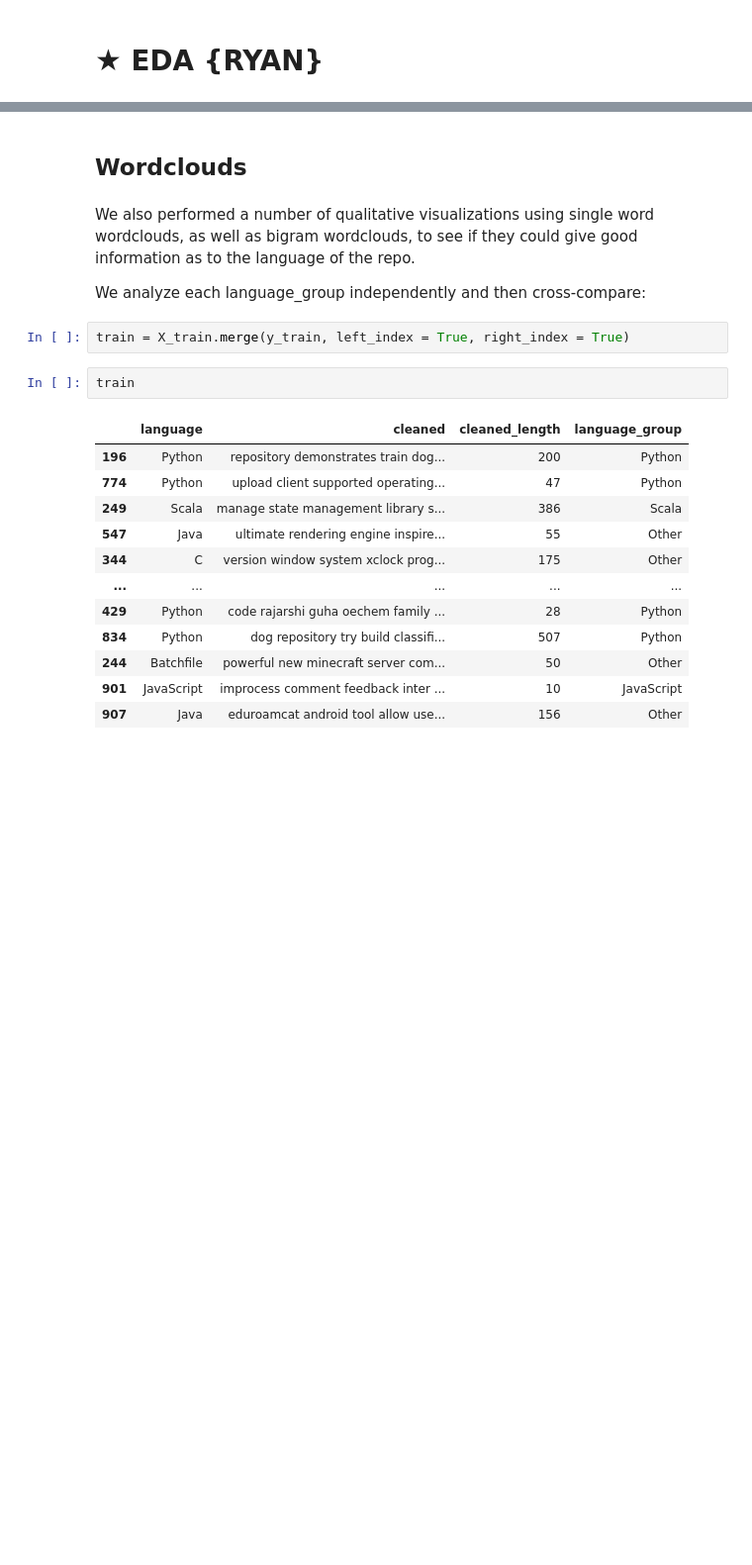
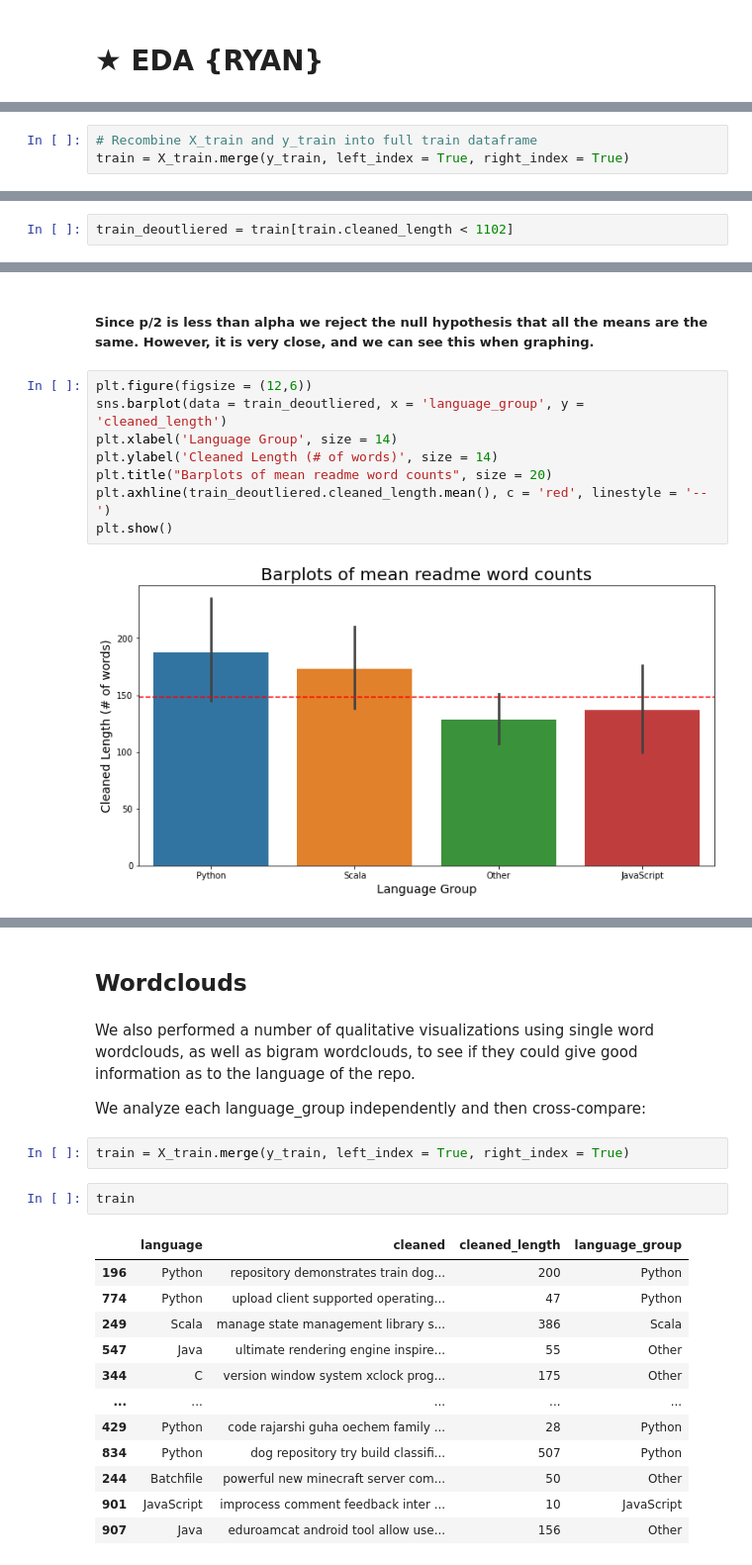
Before and after one commit to laskowski-maggard-miller/nlp_project, a Jupyter notebook: Repo_Analysis_Final.ipynb, the cells around one changed output, grey strips where cells are left out. Shown at 99% size. Drawn from its saved outputs; the diff is of its cells as text; blank space fills up the shorter version.

```diff
--- a/Repo_Analysis_Final.ipynb
+++ b/Repo_Analysis_Final.ipynb
@@ -267,0 +262,3 @@ plt.show()
+# %%
+# Recombine X_train and y_train into full train dataframe
+train = X_train.merge(y_train, left_index = True, right_index = True)
@@ -267,0 +292,2 @@ plt.show()
+# %%
+train_deoutliered = train[train.cleaned_length < 1102]
@@ -267,0 +317,12 @@ plt.show()
+# %% [markdown]
+##### Since p/2 is less than alpha we reject the null hypothesis that all the means are the same.  However, it is very close, and we can see this when graphing.
+# %%
+plt.figure(figsize = (12,6))
+sns.barplot(data = train_deoutliered, x = 'language_group', y = 'cleaned_length')
+plt.xlabel('Language Group', size = 14)
+plt.ylabel('Cleaned Length (# of words)', size = 14)
+plt.title("Barplots of mean readme word counts", size = 20)
+plt.axhline(train_deoutliered.cleaned_length.mean(), c = 'red', linestyle = '--')
+plt.show()
+# %% [output]
+[figure, added]
```
Also changed, not shown: parts of 35 cells of this notebook.
